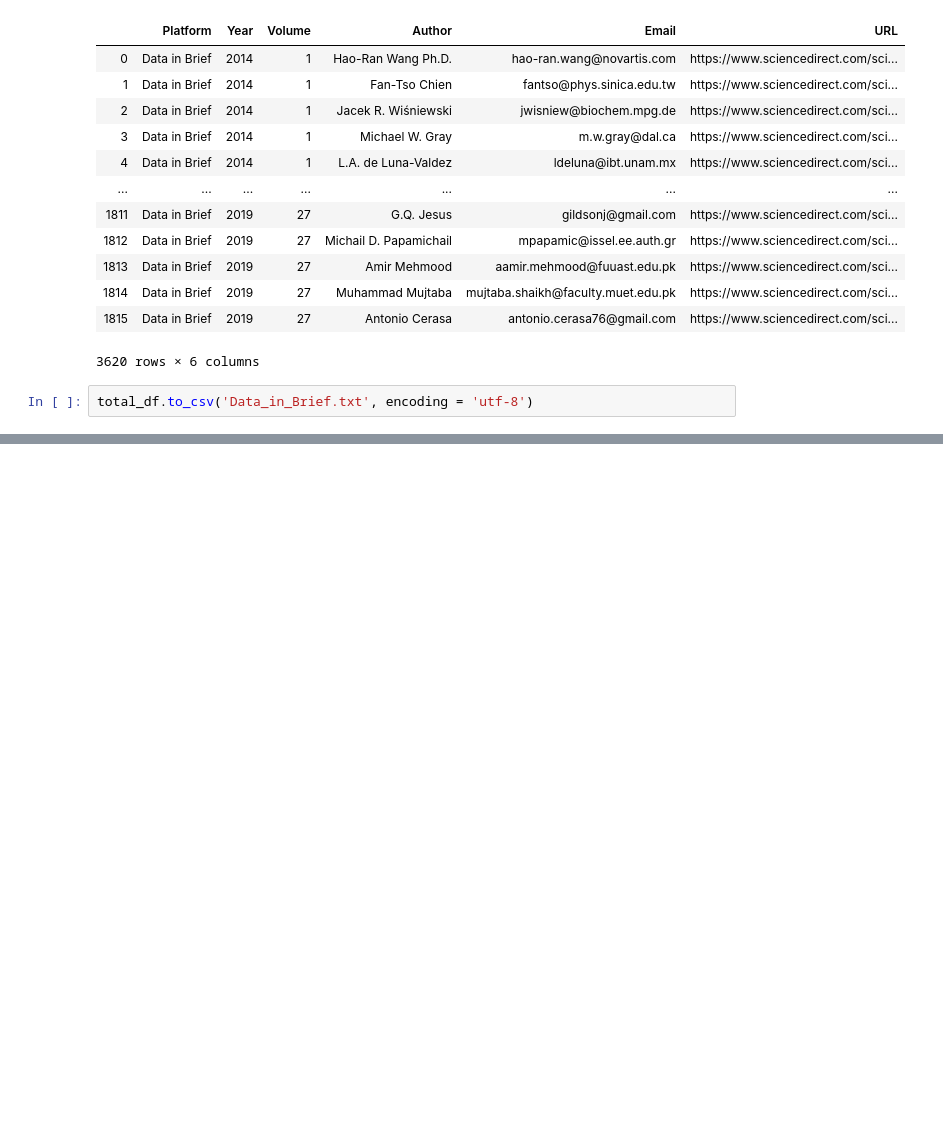
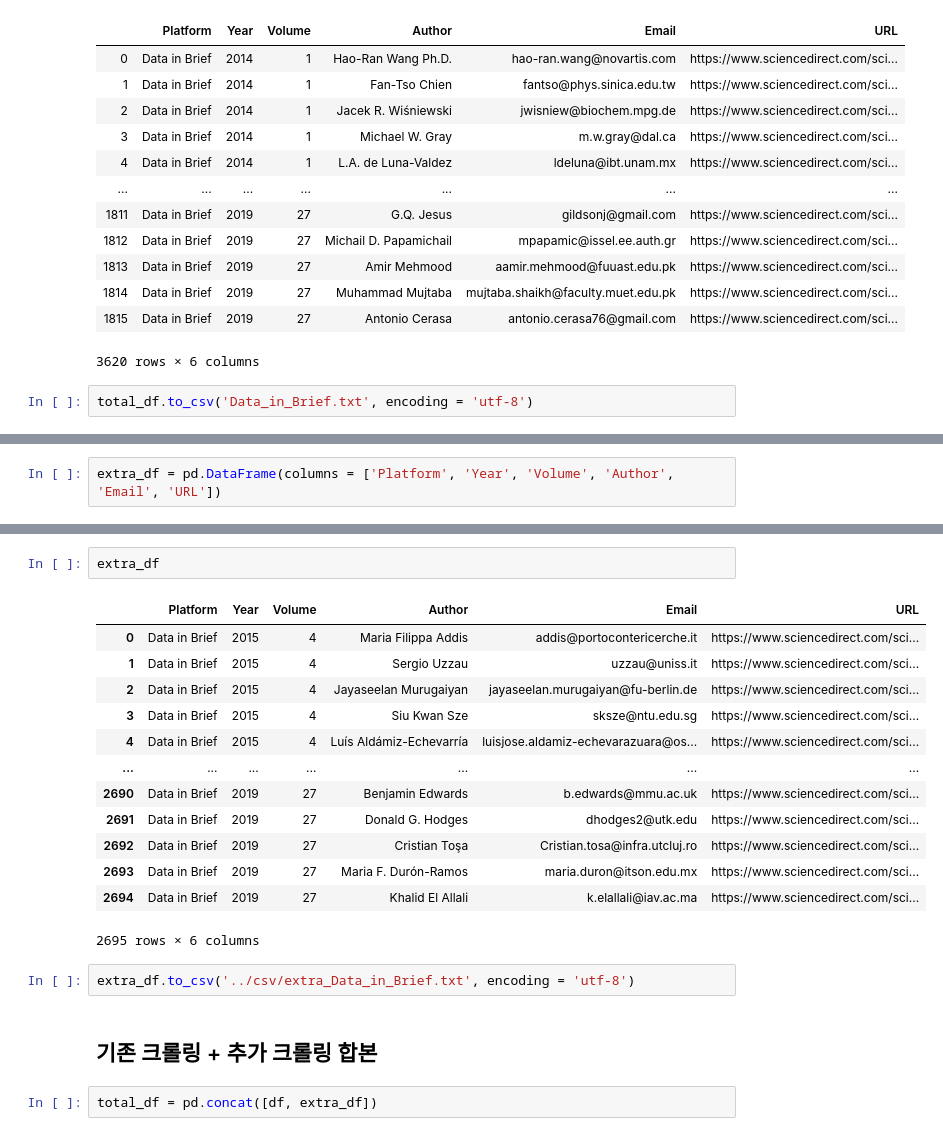
Before and after one commit to soothingni/OEJU, a Jupyter notebook: ArticleCrawler/source/Data_in_Brief.ipynb, the cells around one changed output, grey strips where cells are left out. Cells and saved outputs as stored; diff of their text form; blank space fills up the shorter version.

```diff
--- a/ArticleCrawler/source/Data_in_Brief.ipynb
+++ b/ArticleCrawler/source/Data_in_Brief.ipynb
@@ -331,0 +375,2 @@ total_df.to_csv('Data_in_Brief.txt', encoding = 'utf-8')
+# %%
+extra_df = pd.DataFrame(columns = ['Platform', 'Year', 'Volume', 'Author', 'Email', 'URL'])
@@ -331,0 +416,22 @@ total_df.to_csv('Data_in_Brief.txt', encoding = 'utf-8')
+# %%
+extra_df
+# %% [output]
+|  | Platform | Year | Volume | Author | Email | URL |
+| 0 | Data in Brief | 2015 | 4 | Maria Filippa Addis | addis@portocontericerche.it | https://www.sciencedirect.com/sci... |
+| 1 | Data in Brief | 2015 | 4 | Sergio Uzzau | uzzau@uniss.it | https://www.sciencedirect.com/sci... |
+| 2 | Data in Brief | 2015 | 4 | Jayaseelan Murugaiyan | jayaseelan.murugaiyan@fu-berlin.de | https://www.sciencedirect.com/sci... |
+| 3 | Data in Brief | 2015 | 4 | Siu Kwan Sze | sksze@ntu.edu.sg | https://www.sciencedirect.com/sci... |
+| 4 | Data in Brief | 2015 | 4 | Luís Aldámiz-Echevarría | luisjose.aldamiz-echevarazuara@os... | https://www.sciencedirect.com/sci... |
+| ... | ... | ... | ... | ... | ... | ... |
+| 2690 | Data in Brief | 2019 | 27 | Benjamin Edwards | b.edwards@mmu.ac.uk | https://www.sciencedirect.com/sci... |
+| 2691 | Data in Brief | 2019 | 27 | Donald G. Hodges | dhodges2@utk.edu | https://www.sciencedirect.com/sci... |
+| 2692 | Data in Brief | 2019 | 27 | Cristian Toşa | Cristian.tosa@infra.utcluj.ro | https://www.sciencedirect.com/sci... |
+| 2693 | Data in Brief | 2019 | 27 | Maria F. Durón-Ramos | maria.duron@itson.edu.mx | https://www.sciencedirect.com/sci... |
+| 2694 | Data in Brief | 2019 | 27 | Khalid El Allali | k.elallali@iav.ac.ma | https://www.sciencedirect.com/sci... |
+2695 rows × 6 columns
+# %%
+extra_df.to_csv('../csv/extra_Data_in_Brief.txt', encoding = 'utf-8')
+# %% [markdown]
+## 기존 크롤링 + 추가 크롤링 합본
+# %%
+total_df = pd.concat([df, extra_df])
```
Also changed, not shown: parts of 10 cells of this notebook, 4 other files.
